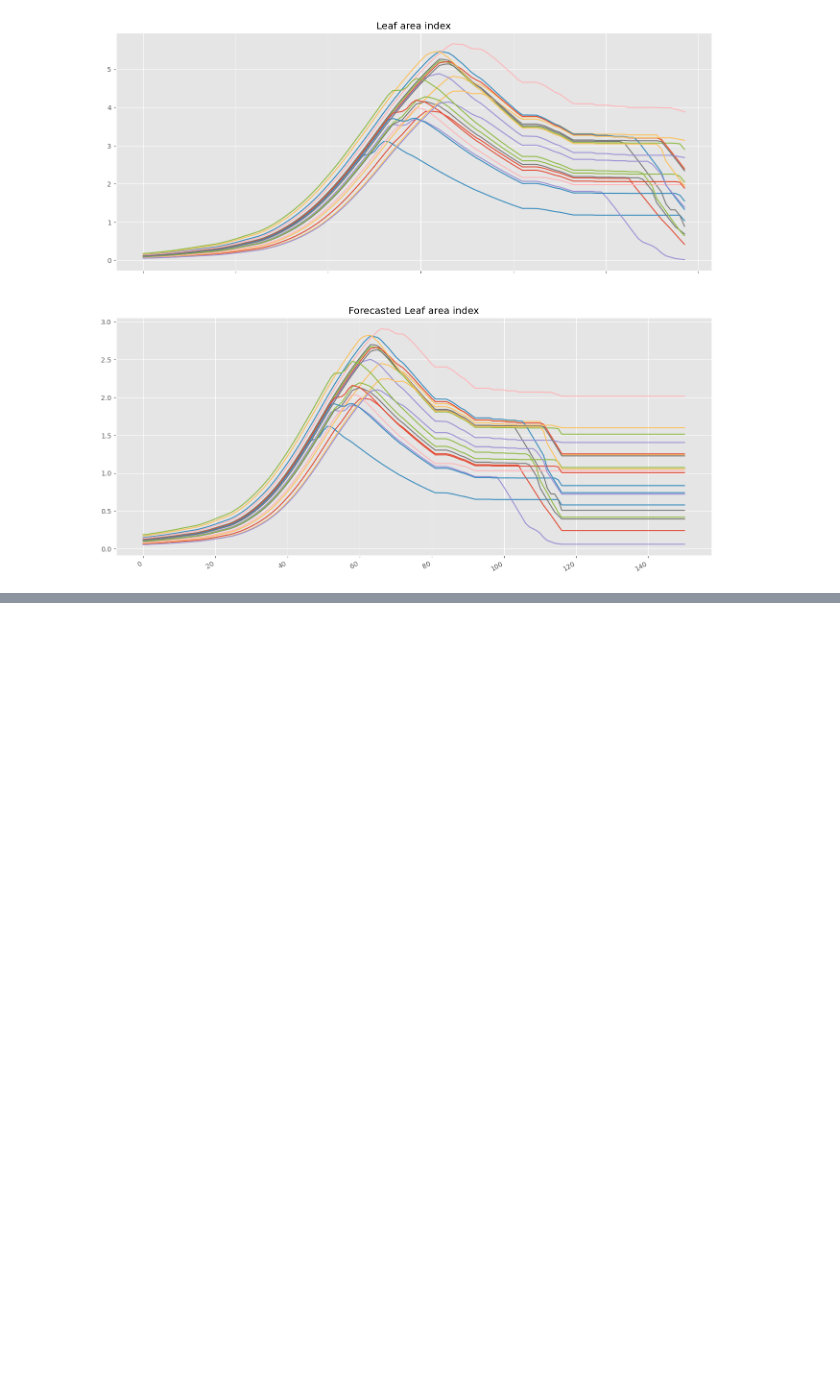
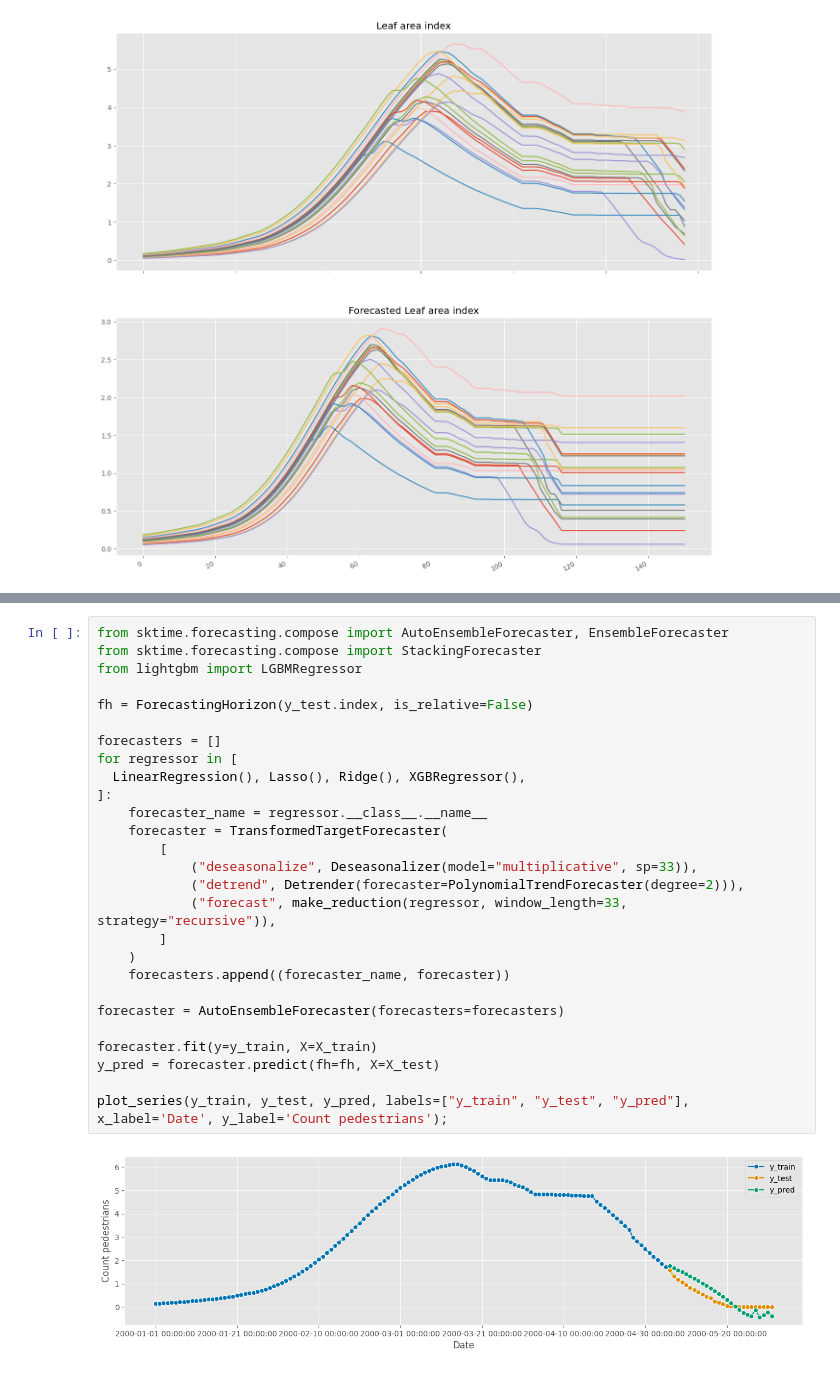
Before and after one commit to JBris/wofost-data-assimilation, a Jupyter notebook: notebooks/sktime.ipynb, the cells around one changed output, grey strips where cells are left out. Saved outputs shown, nothing was run; the diff lists cells and outputs as text; blank space fills up the shorter version.

```diff
--- a/notebooks/sktime.ipynb
+++ b/notebooks/sktime.ipynb
@@ -277,0 +402,29 @@ fig.autofmt_xdate()
+# %%
+from sktime.forecasting.compose import AutoEnsembleForecaster, EnsembleForecaster
+from sktime.forecasting.compose import StackingForecaster
+from lightgbm import LGBMRegressor
+
+fh = ForecastingHorizon(y_test.index, is_relative=False)
+
+forecasters = []
+for regressor in [
+  LinearRegression(), Lasso(), Ridge(), XGBRegressor(),
+]:
+    forecaster_name = regressor.__class__.__name__
+    forecaster = TransformedTargetForecaster(
+        [
+            ("deseasonalize", Deseasonalizer(model="multiplicative", sp=33)),
+            ("detrend", Detrender(forecaster=PolynomialTrendForecaster(degree=2))),
+            ("forecast", make_reduction(regressor, window_length=33, strategy="recursive")),
+        ]
+    )
+    forecasters.append((forecaster_name, forecaster))
+
+forecaster = AutoEnsembleForecaster(forecasters=forecasters)
+
+forecaster.fit(y=y_train, X=X_train)
+y_pred = forecaster.predict(fh=fh, X=X_test)
+
+plot_series(y_train, y_test, y_pred, labels=["y_train", "y_test", "y_pred"], x_label='Date', y_label='Count pedestrians');
+# %% [output]
+[figure, added]
```
Also changed, not shown: parts of 6 cells of this notebook, 2 other files.
